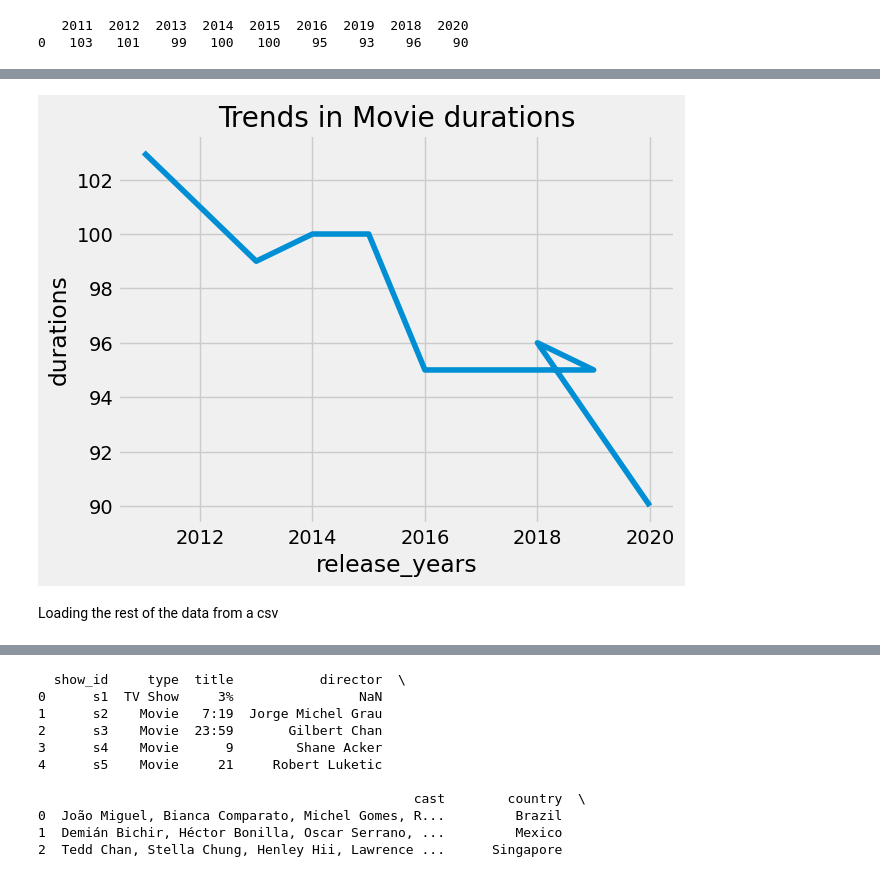
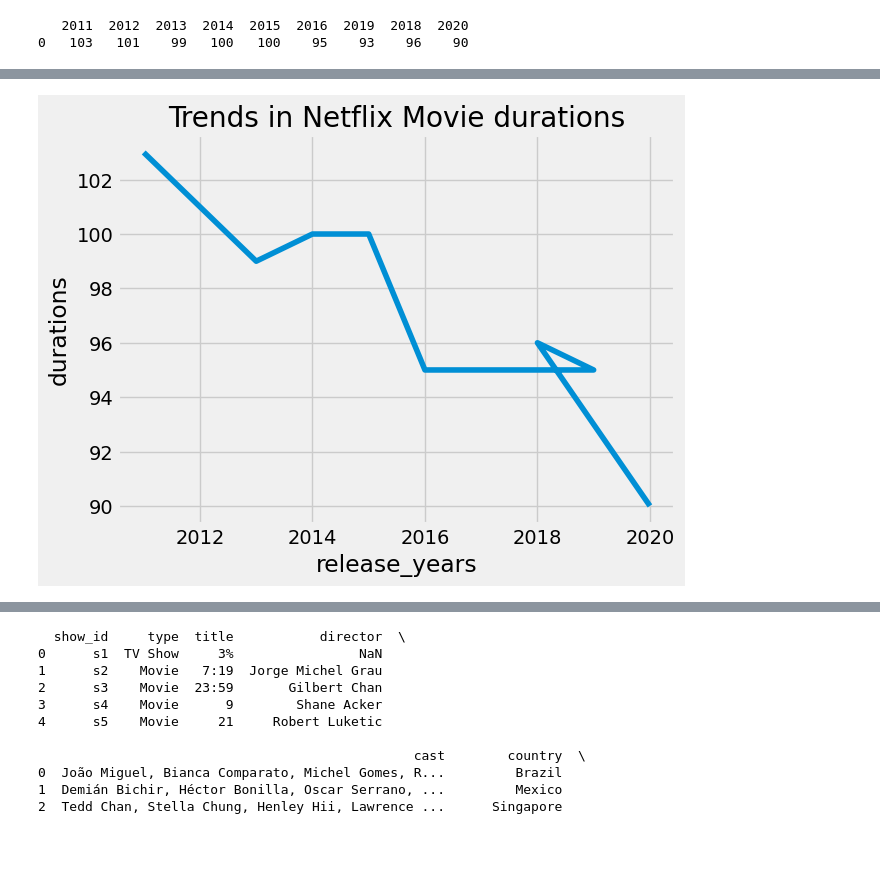
Before and after one commit to dagbolade/Investigating-Netflix-Movies-and-Guest-Stars-in-The-Office, a Jupyter notebook: main.ipynb, the cells around one changed output, grey strips where cells are left out. Saved outputs shown, nothing was run; the diff lists cells and outputs as text; code cells hidden in the pictures; blank space fills up the shorter version.

```diff
--- a/main.ipynb
+++ b/main.ipynb
@@ -32,17 +46,15 @@ print(durations_df)
 # %%
 import matplotlib.pyplot as plt
 
 fig = plt.figure()
 
 #draw a line plot of release_years and durations
 plt.plot(years, durations)
 plt.xlabel("release_years")
 plt.ylabel("durations")
 
 #create a titile
-plt.title("Trends in Movie durations")
+plt.title("Trends in Netflix Movie durations")
 plt.show()
 # %% [output]
-[figure, old version]
+[figure, new version]
-# %% [markdown]
-Loading the rest of the data from a csv
```
Also changed, not shown: parts of 20 cells of this notebook.
